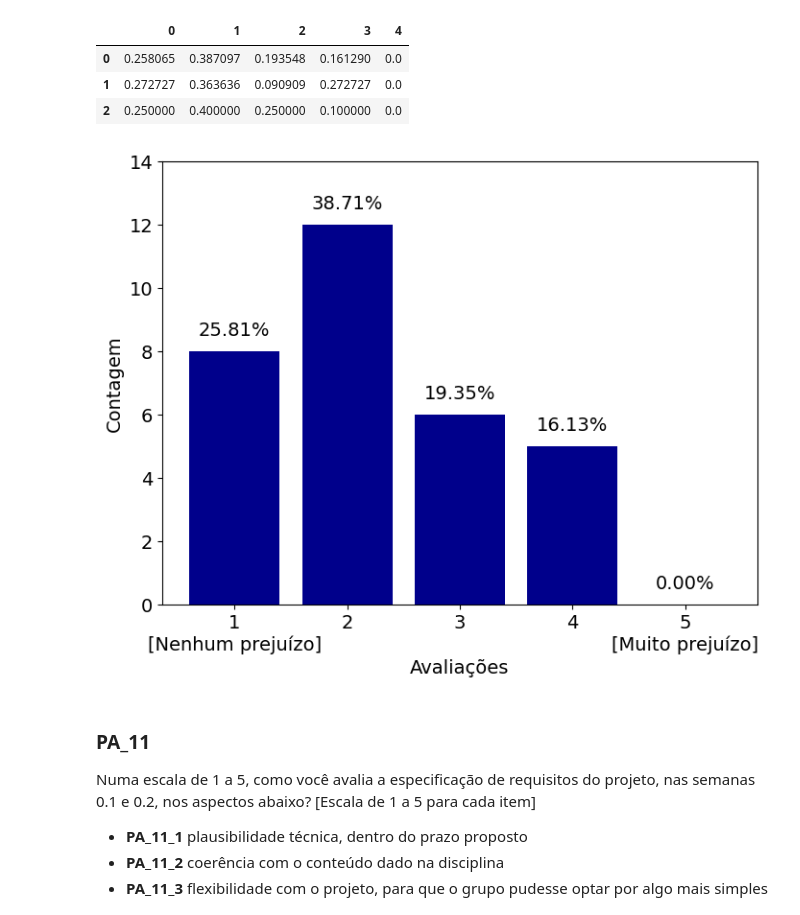
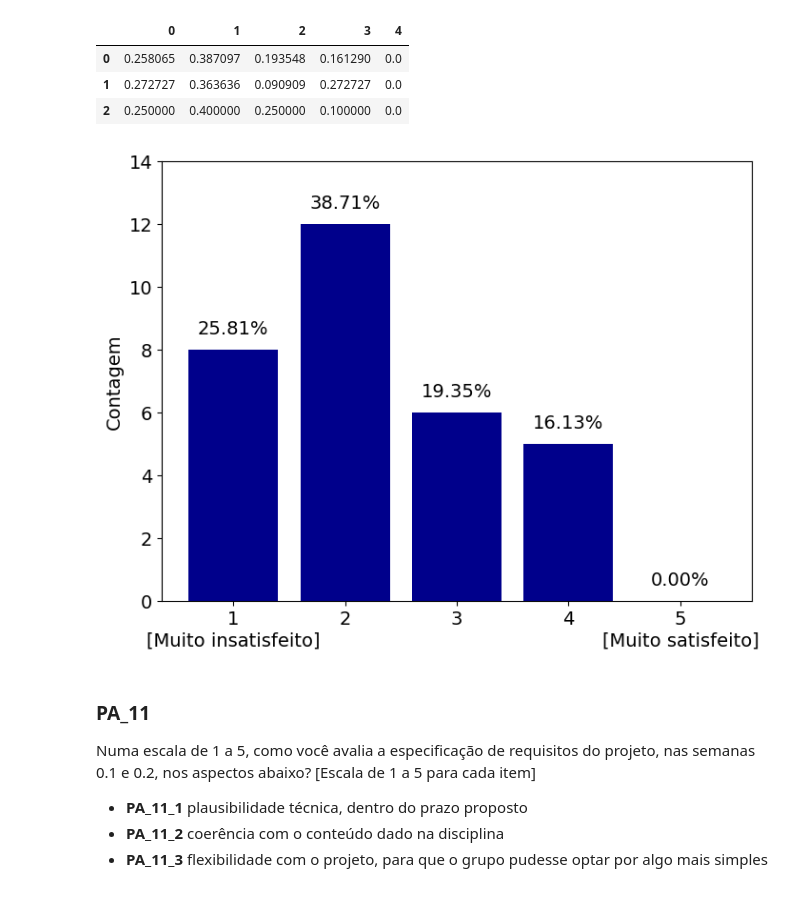
Before and after one commit to henriqueedu2001/pcs3635-health-research-data-analysis, a Jupyter notebook: analisys.ipynb, the cells around one changed output. Cells and saved outputs as stored; diff of their text form; code cells hidden in the pictures.

```diff
--- a/analisys.ipynb
+++ b/analisys.ipynb
@@ -2011,38 +2011,37 @@ pd.DataFrame([PA_10_frequency, PA_10_monday_frequency, PA_10_wednesday_frequency
 fig, axs = plt.subplots(figsize=fig_default_size)
 
 PA_10_categories = [
-    '1\n[Nenhum prejuízo]',
+    '1\n[Muito insatisfeito]',
     '2',
     '3',
     '4',
-    '5\n[Muito prejuízo]',
+    '5\n[Muito satisfeito]',
 ]
 
 axs.bar(PA_10_categories, PA_10_counting, color=fig_default_color)
 
 # text in the top of the bars
 for i in range(5):
     x = i
     y = PA_10_counting[i] + top_bar_text_offset
     percentage_str = get_percentage_str(fraction=PA_10_frequency[i])
 
     fig.text(x, y, percentage_str, ha='center', transform=plt.gca().transData)
 
 # axs setting
 axs.yaxis.set_major_locator(MaxNLocator(integer=True)) # restricts the y axis in to integer values
 axs.set_ylim(0, 14)
-axs.set_xlabel('Avaliações')
 axs.set_ylabel('Contagem')
 
 
 # save the figure in png format
 if save_all_figures:
     plt.savefig('academic_imgs/PA_10_general')
 
 # showing the figure
 plt.show()
 # %% [output]
-[figure, old version]
+[figure, new version]
 # %% [markdown]
 ### PA_11
 Numa escala de 1 a 5, como você avalia a especificação de requisitos do projeto, nas semanas 0.1 e 0.2, nos aspectos abaixo? [Escala de 1 a 5 para cada item]
```
Also changed, not shown: parts of 25 cells of this notebook.
